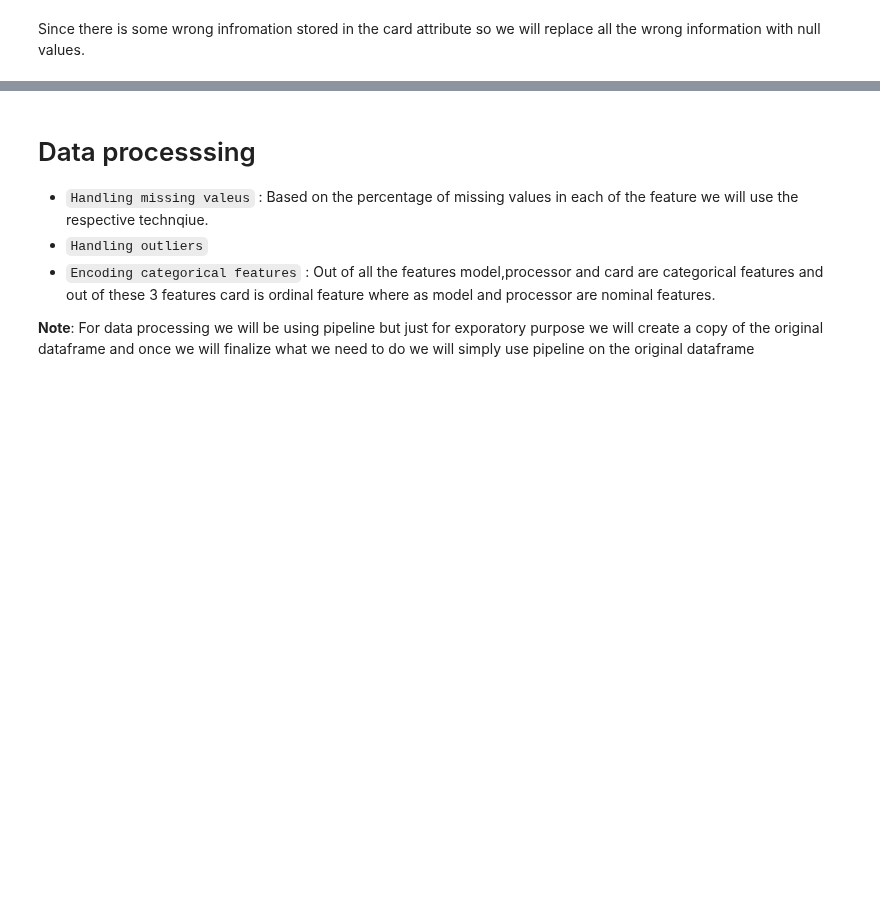
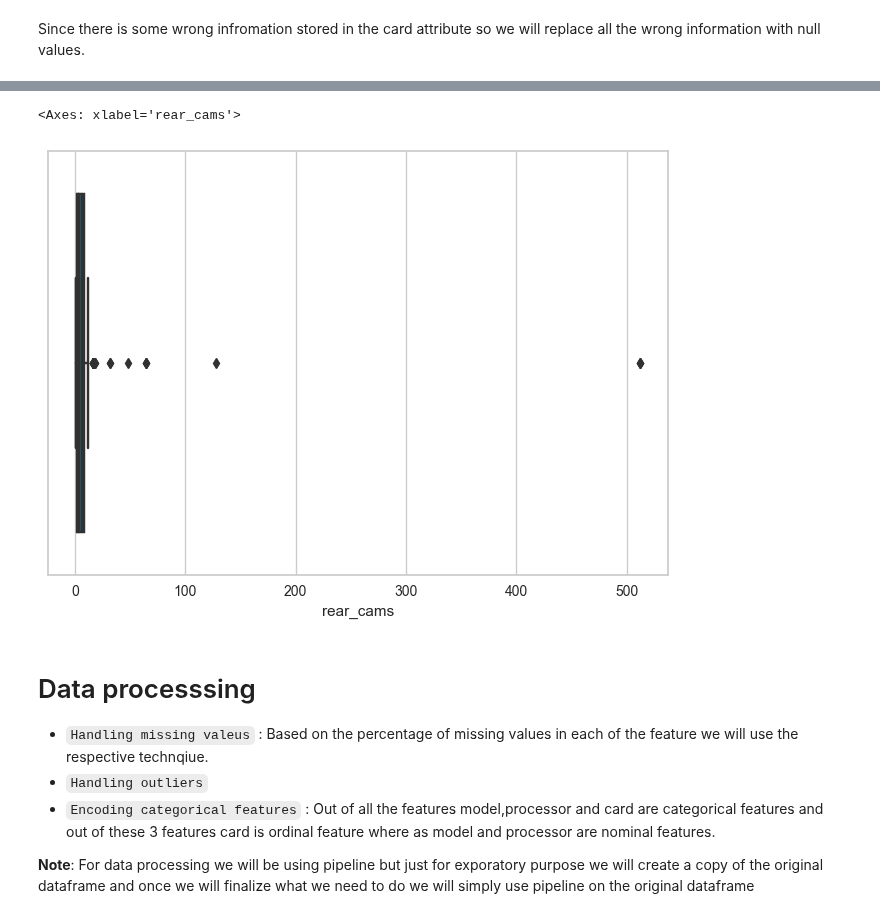
Before and after one commit to yuvraaj2002/AI_Projects, a Jupyter notebook: Smartphone_Price_Prediction/Code.ipynb, the cells around one changed output, grey strips where cells are left out. Cells and saved outputs as stored; diff of their text form; code cells hidden in the pictures; blank space fills up the shorter version.

```diff
--- a/Smartphone_Price_Prediction/Code.ipynb
+++ b/Smartphone_Price_Prediction/Code.ipynb
@@ -353,3 +348,9 @@ Index(['Xiaomi', 'Samsung', 'Vivo', 'Realme', 'OPPO', 'Motorola', 'Apple',
+# %%
+sns.boxplot(x = df['RAM'])
+sns.boxplot(x = df['rear_cams'])
+# %% [output]
+<Axes: xlabel='rear_cams'>
+[figure, added]
 # %% [markdown]
 # Data processsing
 
```
Also changed, not shown: parts of 10 cells of this notebook.
